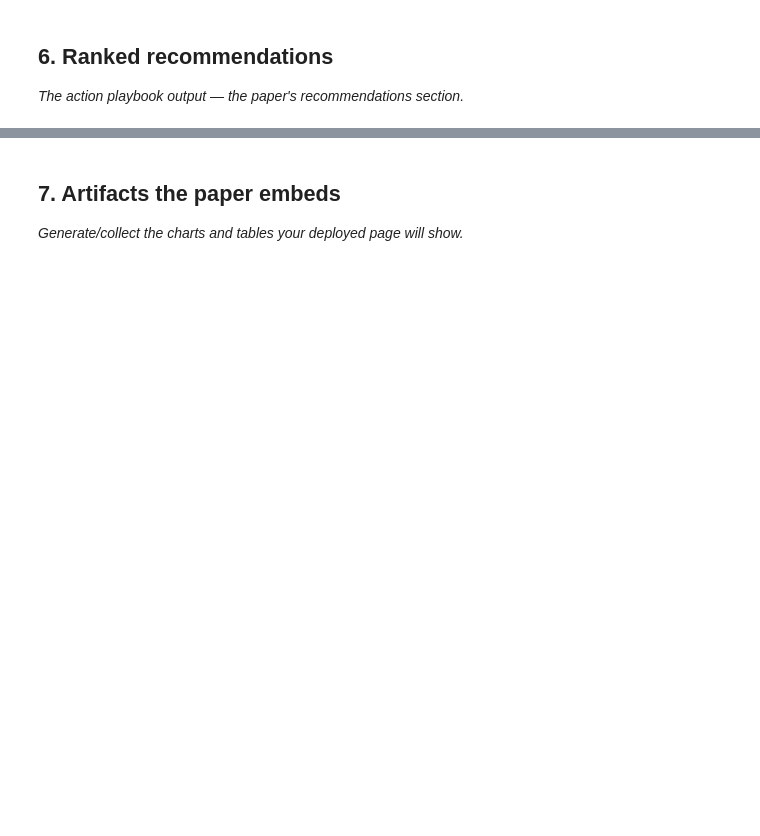
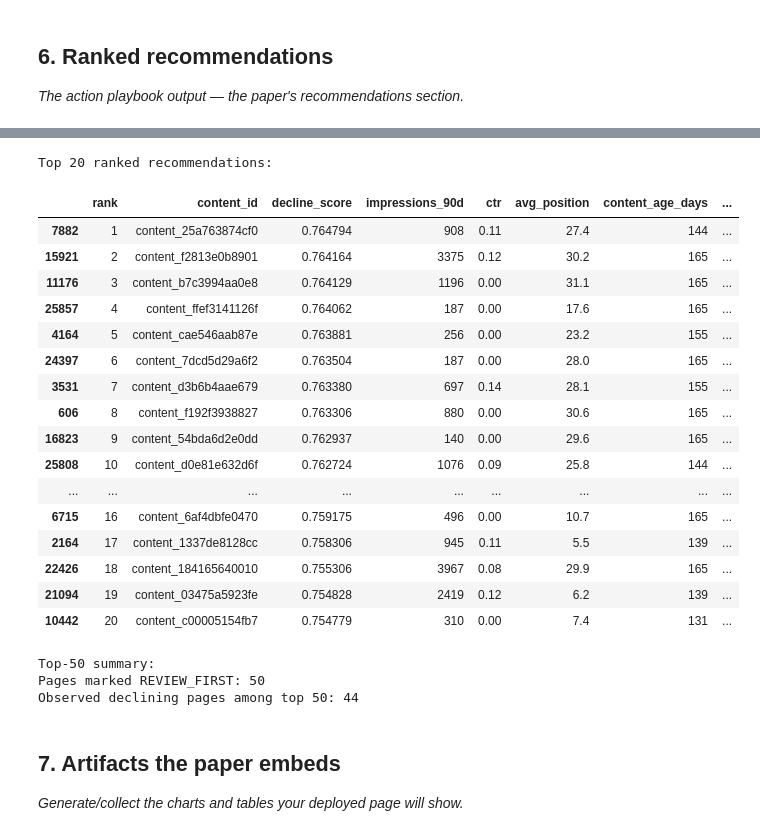
Before and after one commit to Kaunaingul-ai/flyrank-ml-internship, a Jupyter notebook: work/notebooks/capstone.ipynb, the cells around one changed output, grey strips where cells are left out. Saved outputs shown, nothing was run; the diff lists cells and outputs as text; code cells hidden in the pictures; blank space fills up the shorter version.

```diff
--- a/work/notebooks/capstone.ipynb
+++ b/work/notebooks/capstone.ipynb
@@ -33,3 +258,69 @@ This skeleton is yours to fill. Work the sections **in order** — each one has
+# %%
+# Build ranked recommendation queue from validation pages
+
+recommendations = X_valid.copy()
+recommendations["content_id"] = df.loc[X_valid.index, "content_id"]
+recommendations["actual_decline"] = y_valid
+recommendations["decline_score"] = rf_score
+
+recommendations = recommendations.sort_values(
+    "decline_score",
+    ascending=False
+).copy()
+
+recommendations["rank"] = np.arange(1, len(recommendations) + 1)
+
+recommendations["recommended_action"] = np.where(
+    recommendations["rank"] <= 50,
+    "REVIEW_FIRST",
+    "MONITOR"
+)
+
+top20_recommendations = recommendations[
+    [
+        "rank",
+        "content_id",
+        "decline_score",
+        "impressions_90d",
+        "ctr",
+        "avg_position",
+        "content_age_days",
+        "days_since_last_update",
+        "recommended_action"
+    ]
+].head(20)
+
+print("Top 20 ranked recommendations:")
+display(top20_recommendations)
+
+print("\nTop-50 summary:")
+print("Pages marked REVIEW_FIRST:", (recommendations["recommended_action"] == "REVIEW_FIRST").sum())
+print(
+    "Observed declining pages among top 50:",
+    int(recommendations.head(50)["actual_decline"].sum())
+)
+# %% [output]
+Top 20 ranked recommendations:
+|  | rank | content_id | decline_score | impressions_90d | ctr | avg_position | content_age_days | ... |
+| 7882 | 1 | content_25a763874cf0 | 0.764794 | 908 | 0.11 | 27.4 | 144 | ... |
+| 15921 | 2 | content_f2813e0b8901 | 0.764164 | 3375 | 0.12 | 30.2 | 165 | ... |
+| 11176 | 3 | content_b7c3994aa0e8 | 0.764129 | 1196 | 0.00 | 31.1 | 165 | ... |
+| 25857 | 4 | content_ffef3141126f | 0.764062 | 187 | 0.00 | 17.6 | 165 | ... |
+| 4164 | 5 | content_cae546aab87e | 0.763881 | 256 | 0.00 | 23.2 | 155 | ... |
+| 24397 | 6 | content_7dcd5d29a6f2 | 0.763504 | 187 | 0.00 | 28.0 | 165 | ... |
+| 3531 | 7 | content_d3b6b4aae679 | 0.763380 | 697 | 0.14 | 28.1 | 155 | ... |
+| 606 | 8 | content_f192f3938827 | 0.763306 | 880 | 0.00 | 30.6 | 165 | ... |
+| 16823 | 9 | content_54bda6d2e0dd | 0.762937 | 140 | 0.00 | 29.6 | 165 | ... |
+| 25808 | 10 | content_d0e81e632d6f | 0.762724 | 1076 | 0.09 | 25.8 | 144 | ... |
+| ... | ... | ... | ... | ... | ... | ... | ... | ... |
+| 6715 | 16 | content_6af4dbfe0470 | 0.759175 | 496 | 0.00 | 10.7 | 165 | ... |
+| 2164 | 17 | content_1337de8128cc | 0.758306 | 945 | 0.11 | 5.5 | 139 | ... |
+| 22426 | 18 | content_184165640010 | 0.755306 | 3967 | 0.08 | 29.9 | 165 | ... |
+| 21094 | 19 | content_03475a5923fe | 0.754828 | 2419 | 0.12 | 6.2 | 139 | ... |
+| 10442 | 20 | content_c00005154fb7 | 0.754779 | 310 | 0.00 | 7.4 | 131 | ... |
+Top-50 summary:
+Pages marked REVIEW_FIRST: 50
+Observed declining pages among top 50: 44
 # %% [markdown]
 ## 7. Artifacts the paper embeds
 
```
Also changed, not shown: parts of 15 cells of this notebook.
